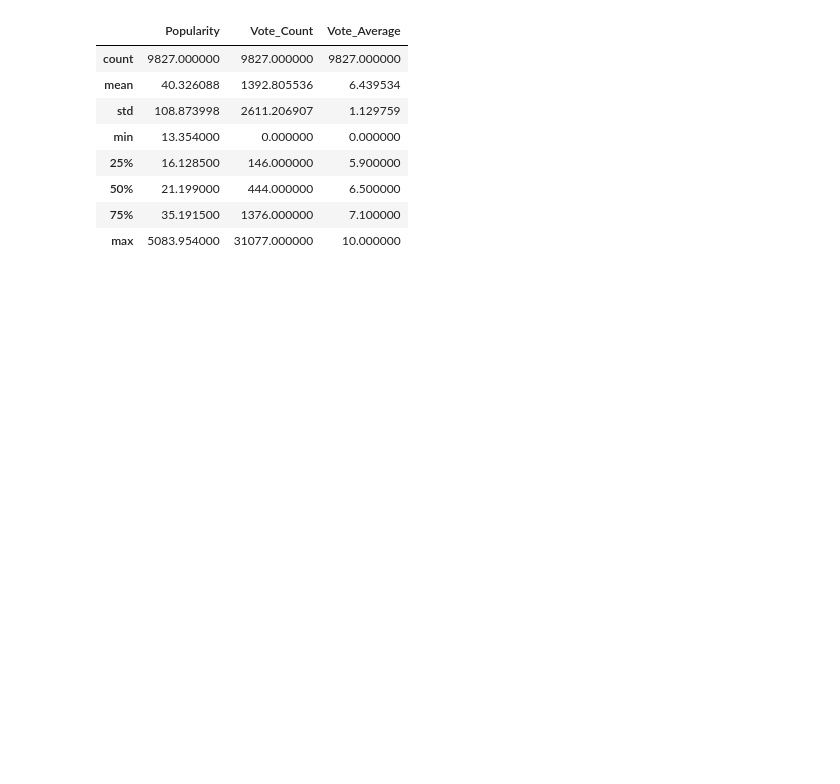
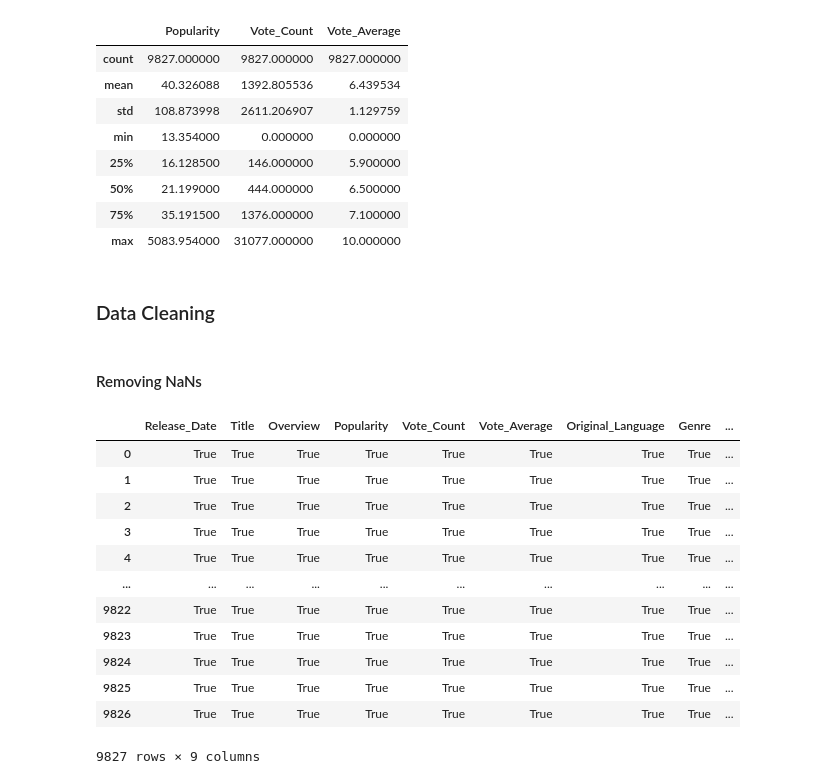
Before and after one commit to KBasu21/NETFLIX-Data-Analysis, a Jupyter notebook: main.ipynb, the cells around one changed output. Cells and saved outputs as stored; diff of their text form; code cells hidden in the pictures; blank space fills up the shorter version.

```diff
--- a/main.ipynb
+++ b/main.ipynb
@@ -29,3 +55,23 @@ df.describe()
 | 50% | 21.199000 | 444.000000 | 6.500000 |
 | 75% | 35.191500 | 1376.000000 | 7.100000 |
 | max | 5083.954000 | 31077.000000 | 10.000000 |
+# %% [markdown]
+### Data Cleaning
+# %% [markdown]
+#### Removing NaNs
+# %%
+pd.notnull(df)
+# %% [output]
+|  | Release_Date | Title | Overview | Popularity | Vote_Count | Vote_Average | Original_Language | Genre | ... |
+| 0 | True | True | True | True | True | True | True | True | ... |
+| 1 | True | True | True | True | True | True | True | True | ... |
+| 2 | True | True | True | True | True | True | True | True | ... |
+| 3 | True | True | True | True | True | True | True | True | ... |
+| 4 | True | True | True | True | True | True | True | True | ... |
+| ... | ... | ... | ... | ... | ... | ... | ... | ... | ... |
+| 9822 | True | True | True | True | True | True | True | True | ... |
+| 9823 | True | True | True | True | True | True | True | True | ... |
+| 9824 | True | True | True | True | True | True | True | True | ... |
+| 9825 | True | True | True | True | True | True | True | True | ... |
+| 9826 | True | True | True | True | True | True | True | True | ... |
+9827 rows × 9 columns
```
Also changed, not shown: parts of 83 cells of this notebook.
